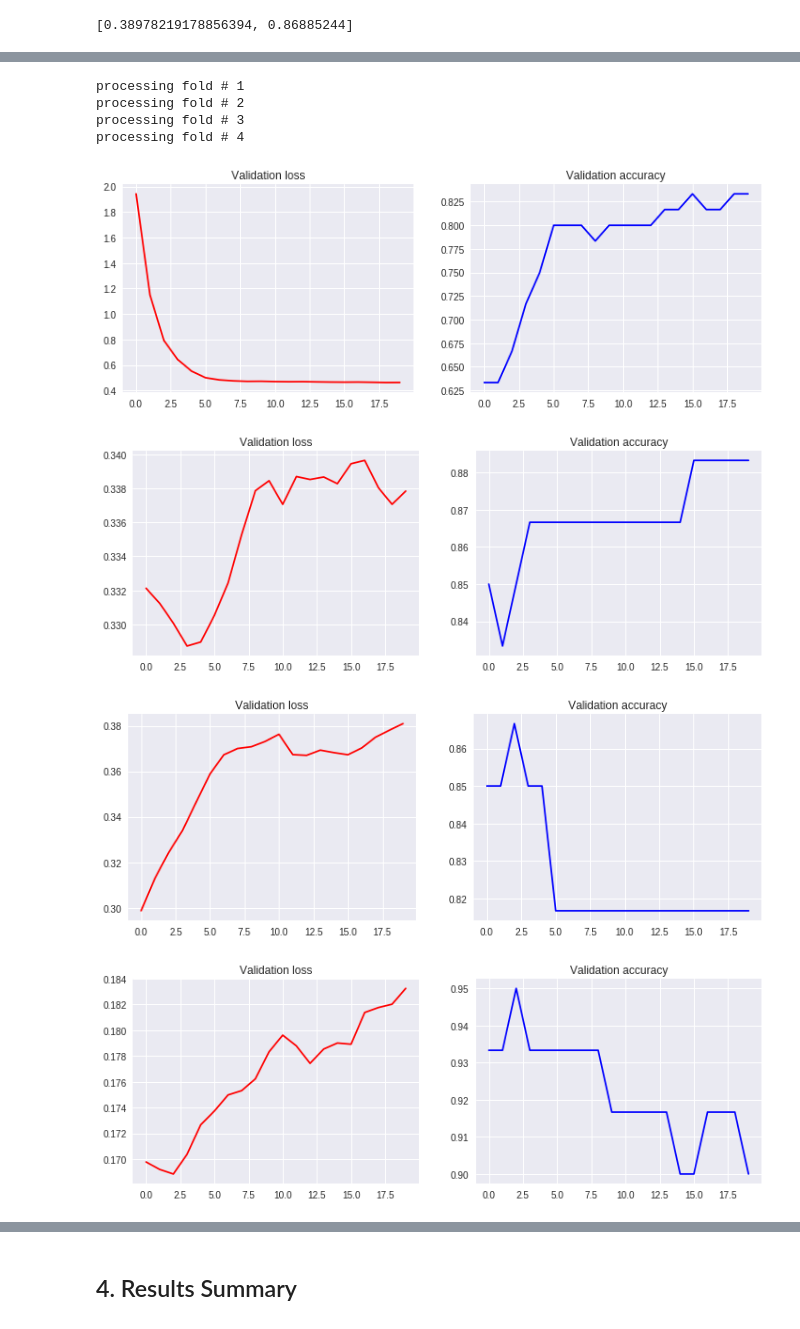
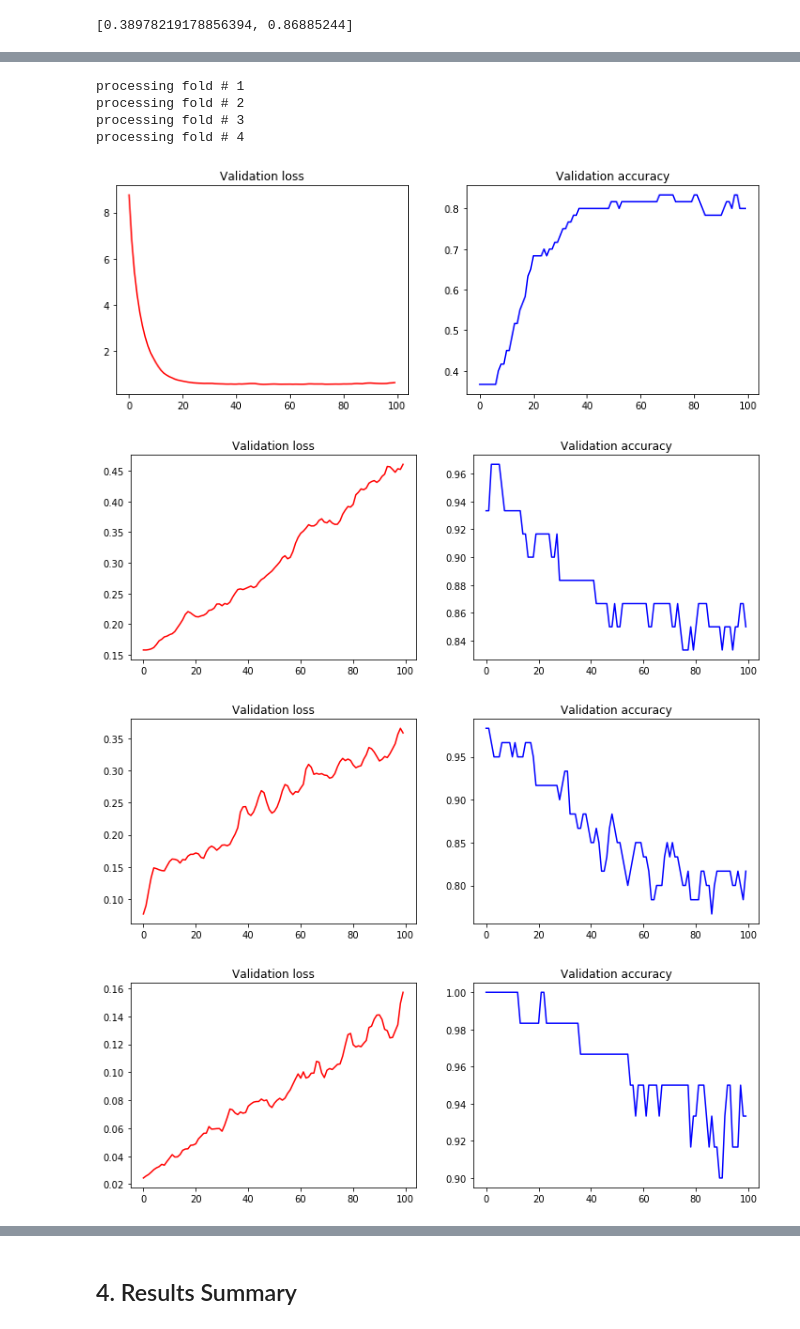
Before and after one commit to aupe/ml_dl_heart, a Jupyter notebook: Heart.ipynb, the cells around one changed output, grey strips where cells are left out. Saved outputs shown, nothing was run; the diff lists cells and outputs as text; code cells hidden in the pictures.

```diff
--- a/Heart.ipynb
+++ b/Heart.ipynb
@@ -995,9 +993,11 @@ scaled_columns_1 = heart_df_mod_1[to_scale_1]
+# %%
+scaled_columns = heart_df_mod_1[to_scale]
 # %%
-scaled_1 = scaler.fit_transform(scaled_columns_1)
+scaled_1 = scaler.fit_transform(scaled_columns)
 # %%
-scaled_cat_1 = pd.DataFrame(scaled_1, columns=to_scale)
+scaled_columns_df = pd.DataFrame(scaled_1, columns=to_scale)
 # %%
-new_scaled_df = pd.concat([heart_df_mod_1.drop(to_scale, axis=1), scaled_cat], axis=1)
+new_scaled_df = pd.concat([heart_df_mod_1.drop(to_scale, axis=1), scaled_columns_df], axis=1)
 # %%
 scaled_train_data_1, scaled_test_data_1, train_labels_1, test_labels_1 = (train_test_split(new_scaled_df,
                                                                              labels_1,
@@ -1022,36 +1022,36 @@ val_acc_histories_1 = []
 for i in range(k):
     print('processing fold #', i + 1)
     val_data = scaled_train_data_1[i * num_val_samples: (i + 1) * num_val_samples]
     val_labels = train_labels_1[i * num_val_samples: (i + 1) * num_val_samples]
 
     partial_train_data = (np.concatenate([scaled_train_data_1[:i * num_val_samples],
                                           scaled_train_data_1[(i + 1) * num_val_samples:]],
                                          axis=0))
     partial_train_labels = (np.concatenate([train_labels_1[:i * num_val_samples],
                                              train_labels_1[(i + 1) * num_val_samples:]],
                                             axis=0))
     model = nnc_kf_scaled
     history_kf_1 =(model.fit(partial_train_data, partial_train_labels,
                            validation_data=(val_data, val_labels),
-                           epochs=N_EPOCHS_KF,
+                           epochs=N_EPOCHS,
                            batch_size=BATCH_SIZE,
                            verbose=0,))
     val_loss_history_1 = history_kf_1.history['val_loss']
     val_acc_history_1 = history_kf_1.history['val_binary_accuracy']
     f, ax = plt.subplots(1, 2, figsize=(12, 4))
     ax[0].plot(val_loss_history_1, 'r')
     ax[1].plot(val_acc_history_1, 'b')
     ax[0].set_title('Validation loss')
     ax[1].set_title('Validation accuracy')
     val_loss_histories_1.append(val_loss_history_1)
     val_acc_histories_1.append(val_acc_history_1)
 # %% [output]
 processing fold # 1
 processing fold # 2
 processing fold # 3
 processing fold # 4
-[figure, old version]
+[figure, new version]
-[figure, old version]
+[figure, new version]
-[figure, old version]
+[figure, new version]
-[figure, old version]
+[figure, new version]
 # %%
```
Also changed, not shown: parts of 13 cells of this notebook, 1 other file.
